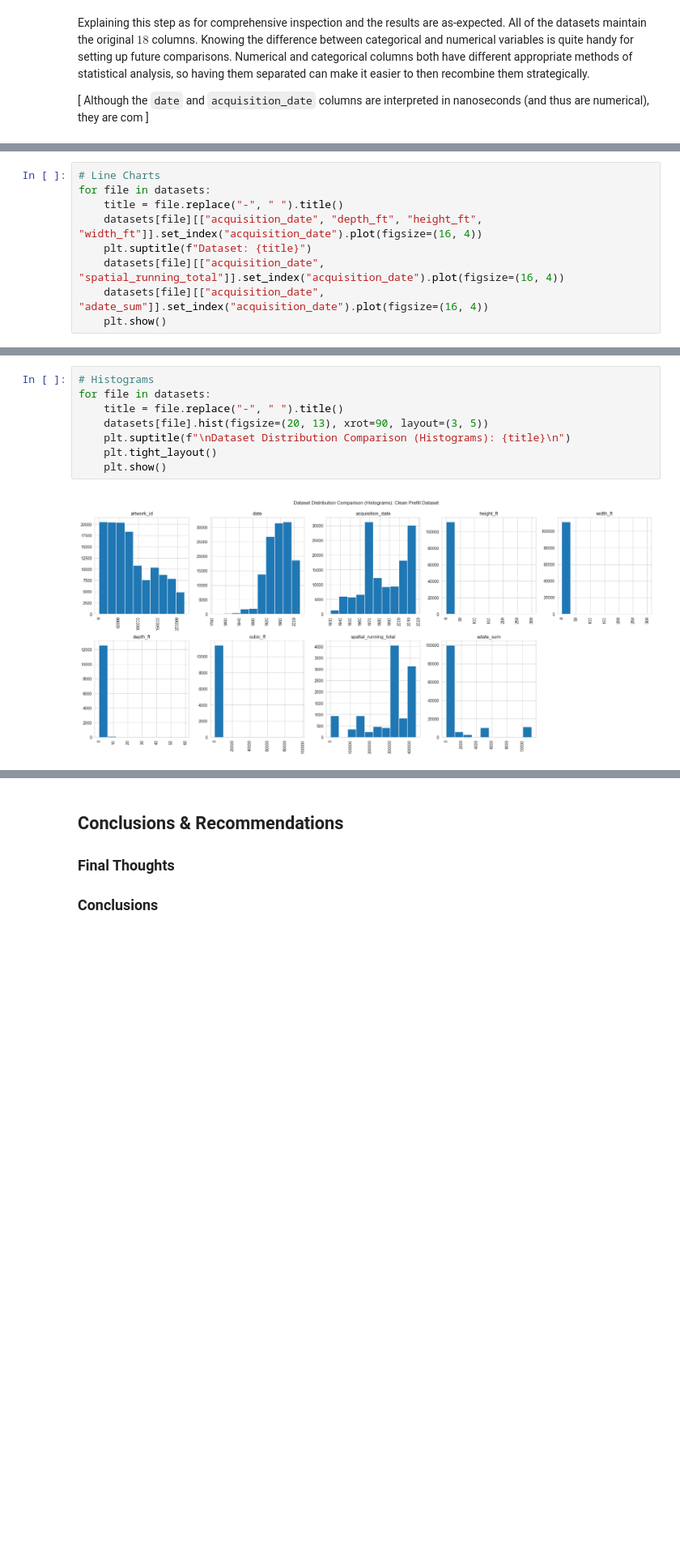
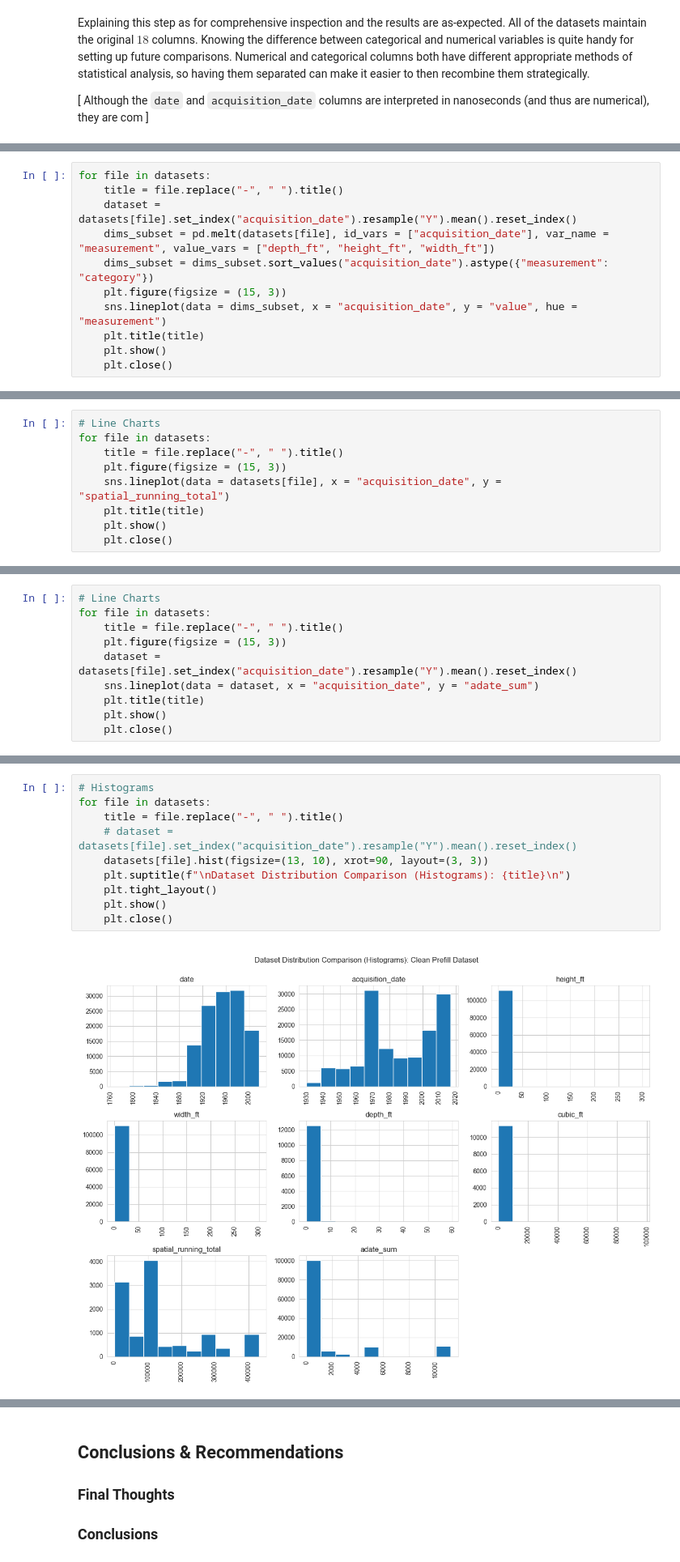
Before and after one commit to marisol-yake/MMM-museum-analytics, a Jupyter notebook: examples/NYC_MoMA_Example/Collections Null Analysis.ipynb, the cells around one changed output, grey strips where cells are left out. Shown at 81% size. Saved outputs shown, nothing was run; the diff lists cells and outputs as text; blank space fills up the shorter version.

```diff
--- a/examples/NYC_MoMA_Example/Collections Null Analysis.ipynb
+++ b/examples/NYC_MoMA_Example/Collections Null Analysis.ipynb
@@ -356,0 +347,11 @@ plt.show()
+# %%
+for file in datasets:
+    title = file.replace("-", " ").title()
+    dataset = datasets[file].set_index("acquisition_date").resample("Y").mean().reset_index()
+    dims_subset = pd.melt(datasets[file], id_vars = ["acquisition_date"], var_name = "measurement", value_vars = ["depth_ft", "height_ft", "width_ft"])
+    dims_subset = dims_subset.sort_values("acquisition_date").astype({"measurement": "category"})
+    plt.figure(figsize = (15, 3))
+    sns.lineplot(data = dims_subset, x = "acquisition_date", y = "value", hue = "measurement")
+    plt.title(title)
+    plt.show()
+    plt.close()
@@ -358,9 +364,9 @@ plt.show()
 # Line Charts
 for file in datasets:
     title = file.replace("-", " ").title()
-    datasets[file][["acquisition_date", "depth_ft", "height_ft", "width_ft"]].set_index("acquisition_date").plot(figsize=(16, 4))
-    plt.suptitle(f"Dataset: {title}")
-    datasets[file][["acquisition_date", "spatial_running_total"]].set_index("acquisition_date").plot(figsize=(16, 4))
-    datasets[file][["acquisition_date", "adate_sum"]].set_index("acquisition_date").plot(figsize=(16, 4))
+    plt.figure(figsize = (15, 3))
+    sns.lineplot(data = datasets[file], x = "acquisition_date", y = "spatial_running_total")
+    plt.title(title)
     plt.show()
+    plt.close()
 # %% [output]
@@ -378,0 +377,10 @@ for file in datasets:
+# %%
+# Line Charts
+for file in datasets:
+    title = file.replace("-", " ").title()
+    plt.figure(figsize = (15, 3))
+    dataset = datasets[file].set_index("acquisition_date").resample("Y").mean().reset_index()
+    sns.lineplot(data = dataset, x = "acquisition_date", y = "adate_sum")
+    plt.title(title)
+    plt.show()
+    plt.close()
@@ -379,10 +392,12 @@ for file in datasets:
 # %%
 # Histograms
 for file in datasets:
     title = file.replace("-", " ").title()
-    datasets[file].hist(figsize=(20, 13), xrot=90, layout=(3, 5))
+    # dataset = datasets[file].set_index("acquisition_date").resample("Y").mean().reset_index()
+    datasets[file].hist(figsize=(13, 10), xrot=90, layout=(3, 3))
     plt.suptitle(f"\nDataset Distribution Comparison (Histograms): {title}\n")
     plt.tight_layout()
     plt.show()
+    plt.close()
 # %% [output]
-[figure, old version]
+[figure, new version]
```
Also changed, not shown: parts of 12 cells of this notebook, 4 other files.
